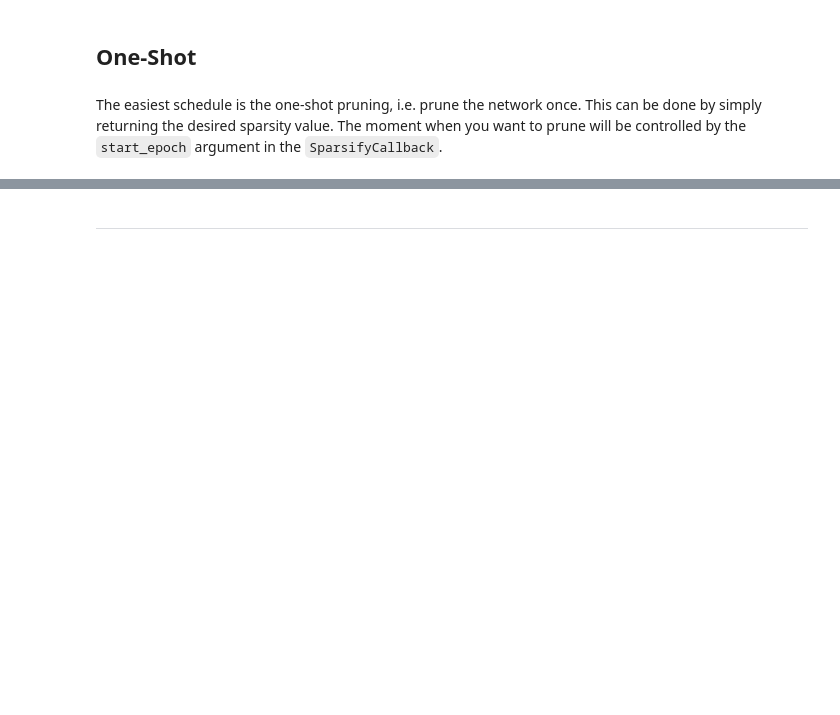
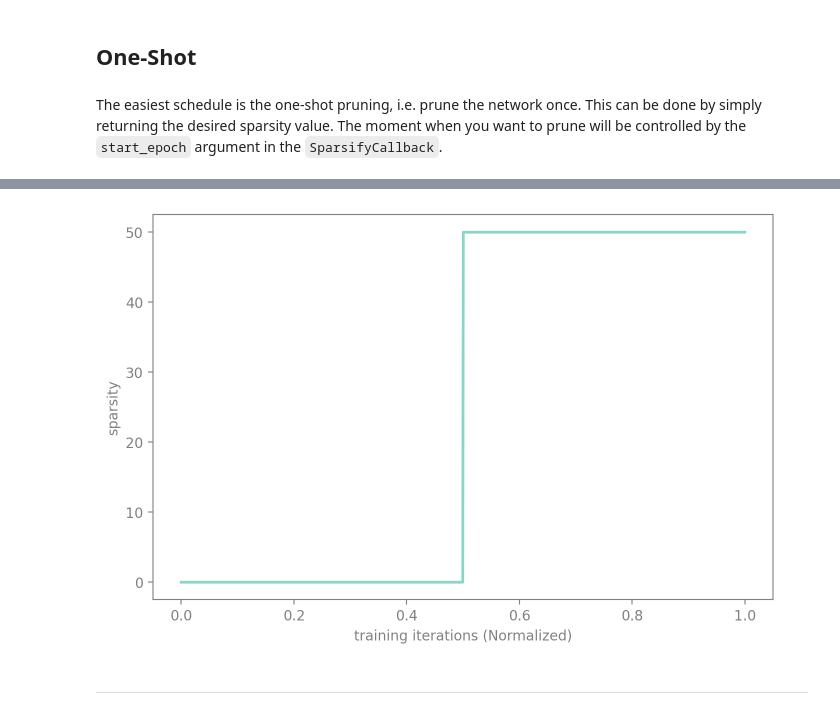
Before and after one commit to FasterAI-Labs/fasterai, a Jupyter notebook: nbs/core/schedules.ipynb, the cells around one changed output, grey strips where cells are left out. Drawn from its saved outputs; the diff is of its cells as text; code cells hidden in the pictures; blank space fills up the shorter version.

```diff
--- a/nbs/core/schedules.ipynb
+++ b/nbs/core/schedules.ipynb
@@ -109,24 +175,27 @@ one_shot.plot(50)
 # %%
 #| echo: false
 fig, ax = plt.subplots(1, 1, figsize=(8,5), dpi=100)
 fig.patch.set_alpha(0.)
 ax.patch.set_alpha(0.)
 
 prune = np.linspace(0, 1, 1000)
-sps = [one_shot([50], p) for p in prune]
+sps = [one_shot.progress(p) * 50 for p in prune]
+one_shot.reset()
 plt.plot(prune, sps, c='#89d6c9', linewidth=2)
 plt.xlabel('training iterations (Normalized)')
 plt.ylabel('sparsity')
 
 
 ax.spines['bottom'].set_color('#808080')
 ax.spines['top'].set_color('#808080')
 ax.spines['right'].set_color('#808080')
 ax.spines['left'].set_color('#808080')
 ax.tick_params(axis='x', colors='#808080')
 ax.tick_params(axis='y', colors='#808080')
 ax.yaxis.label.set_color('#808080')
 ax.xaxis.label.set_color('#808080')
+# %% [output]
+[figure, added]
 # %% [markdown]
 ---
 # %% [markdown]
```
Also changed, not shown: parts of 36 cells of this notebook, 51 other files.
